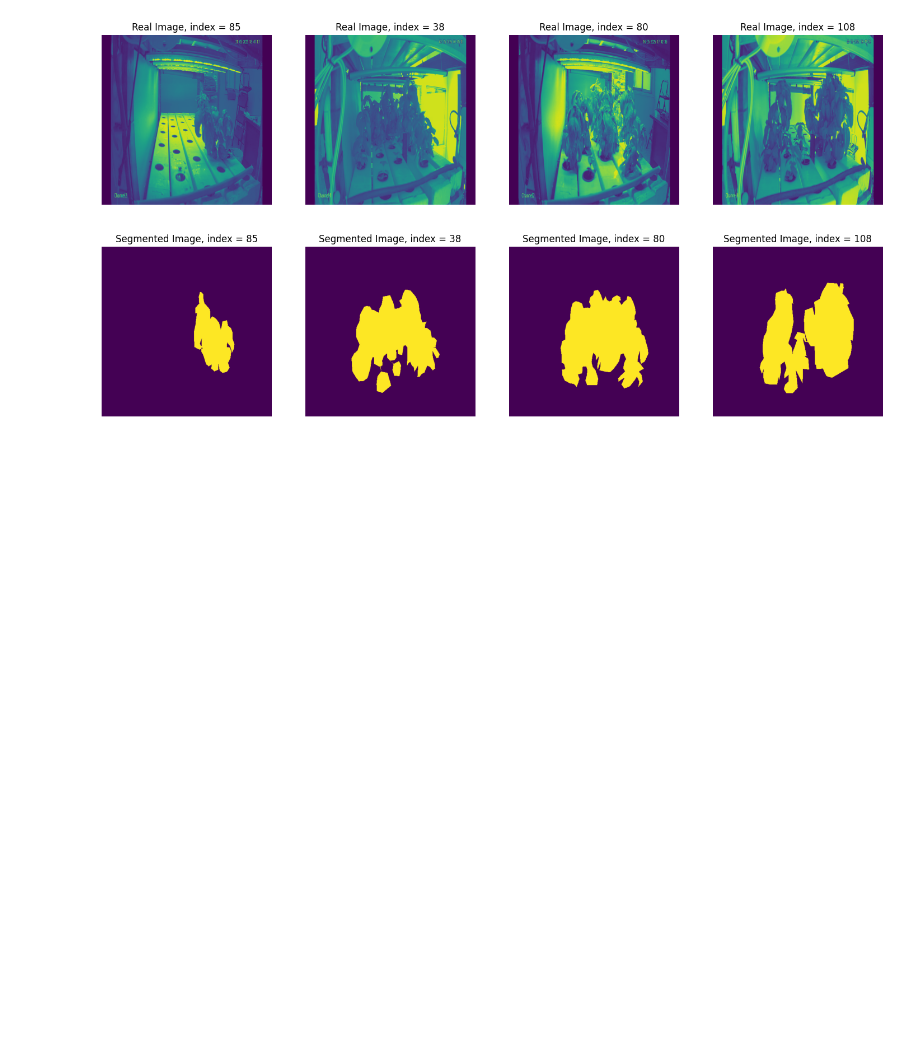
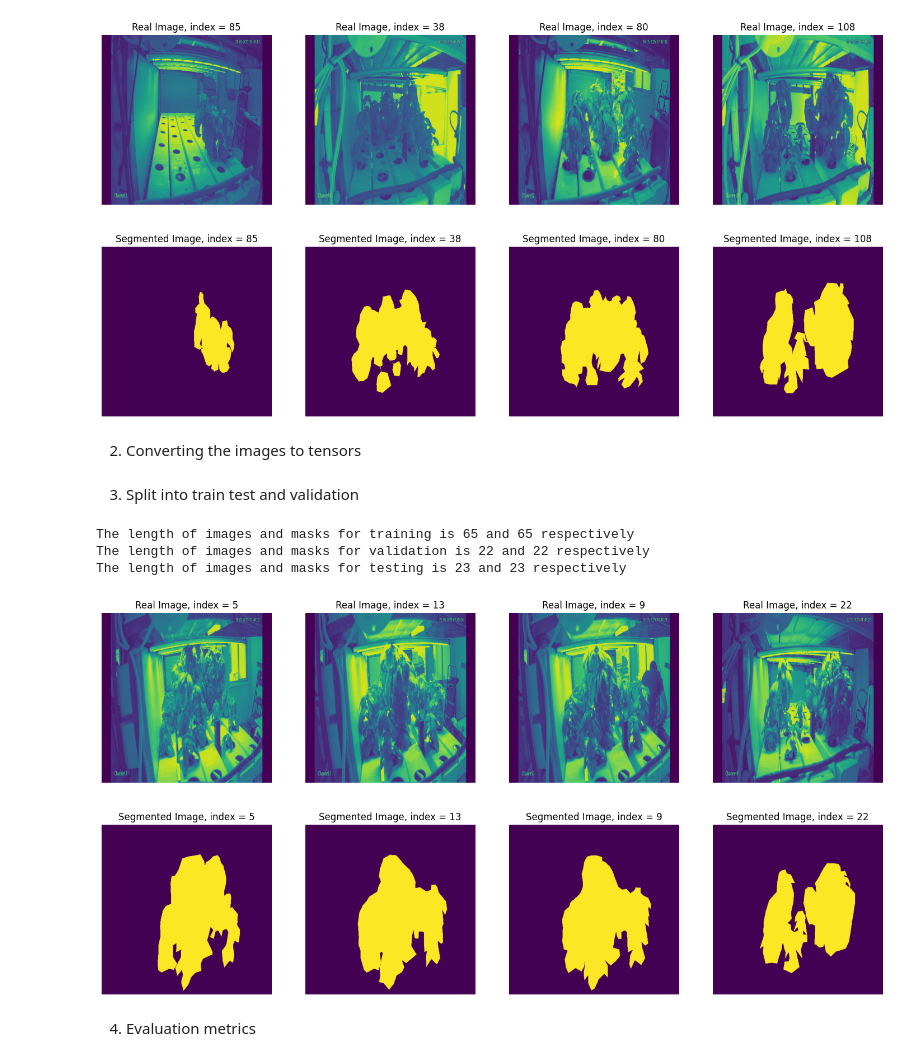
Before and after one commit to taniabuzykina/keylife-ng-pv, a Jupyter notebook: ml_project_2/code/2-1_train_u-net.ipynb, the cells around one changed output. Saved outputs shown, nothing was run; the diff lists cells and outputs as text; code cells hidden in the pictures; blank space fills up the shorter version.

```diff
--- a/ml_project_2/code/2-1_train_u-net.ipynb
+++ b/ml_project_2/code/2-1_train_u-net.ipynb
@@ -94,3 +96,40 @@ def plot_image_with_mask(image_list, mask_list, num_pairs = 4):
 plot_image_with_mask(images, masks, num_pairs = 4)
 # %% [output]
 [figure]
+# %% [markdown]
+2. Converting the images to tensors
+# %%
+def to_tensor(image_list, mask_list):
+    tensor_images = tf.convert_to_tensor(tf.cast(np.array(image_list),  dtype = tf.float32))/255
+    tensor_masks = tf.convert_to_tensor(tf.cast(np.array(mask_list), dtype= tf.float32))/255
+    return tensor_images, tensor_masks
+# %%
+images, masks = to_tensor(images, masks)
+# %% [markdown]
+3. Split into train test and validation
+# %%
+train_split = tf.cast(tf.round(len(images)*0.6) - 1, dtype = tf.int32)
+test_val_split = tf.cast(tf.round(len(images)*0.2), dtype = tf.int32)
+
+images_train = images[:train_split]
+masks_train = masks[:train_split]
+
+images_val = images[train_split:train_split + test_val_split]
+masks_val = masks[train_split:train_split + test_val_split]
+
+images_test = images[train_split + test_val_split:]
+masks_test = masks[train_split + test_val_split:]
+
+del images, masks
+
+print(f'The length of images and masks for training is {len(images_train)} and {len(masks_train)} respectively')
+print(f'The length of images and masks for validation is {len(images_val)} and {len(masks_val)} respectively')
+print(f'The length of images and masks for testing is {len(images_test)} and {len(masks_test)} respectively')
+# %% [output]
+The length of images and masks for training is 65 and 65 respectively
+The length of images and masks for validation is 22 and 22 respectively
+The length of images and masks for testing is 23 and 23 respectively
+# %%
+plot_image_with_mask(images_test, masks_test)
+# %% [output]
+[figure, added]
@@ -96,0 +148,2 @@ plot_image_with_mask(images, masks, num_pairs = 4)
+# %% [markdown]
+4. Evaluation metrics
```
Also changed, not shown: parts of 4 cells of this notebook.
